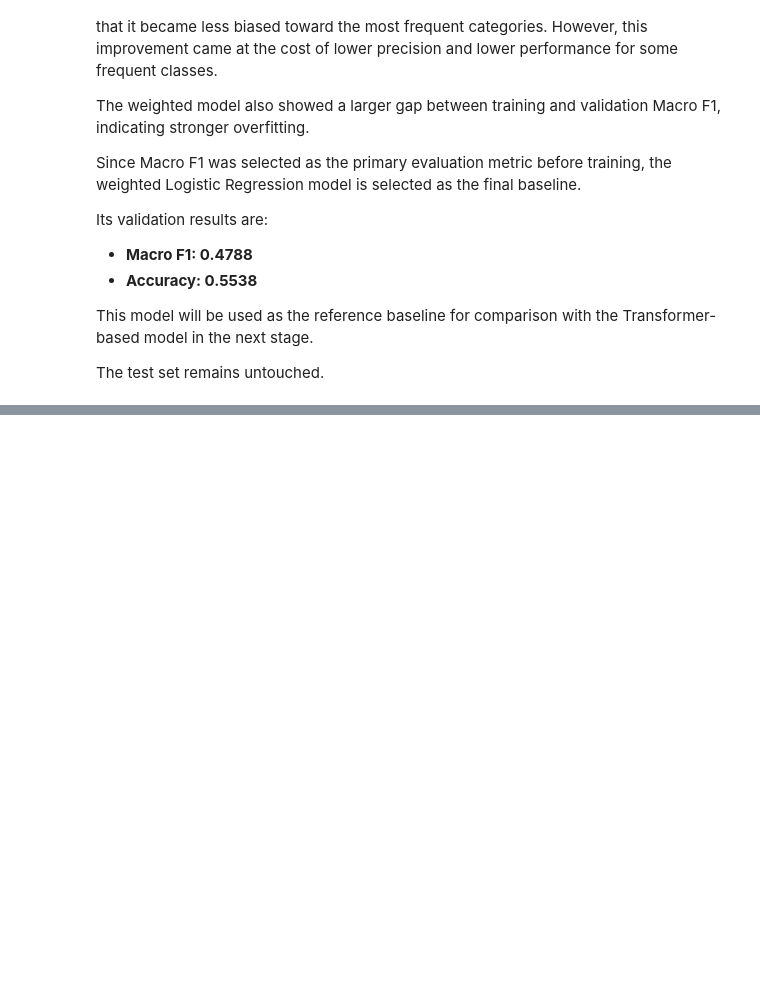
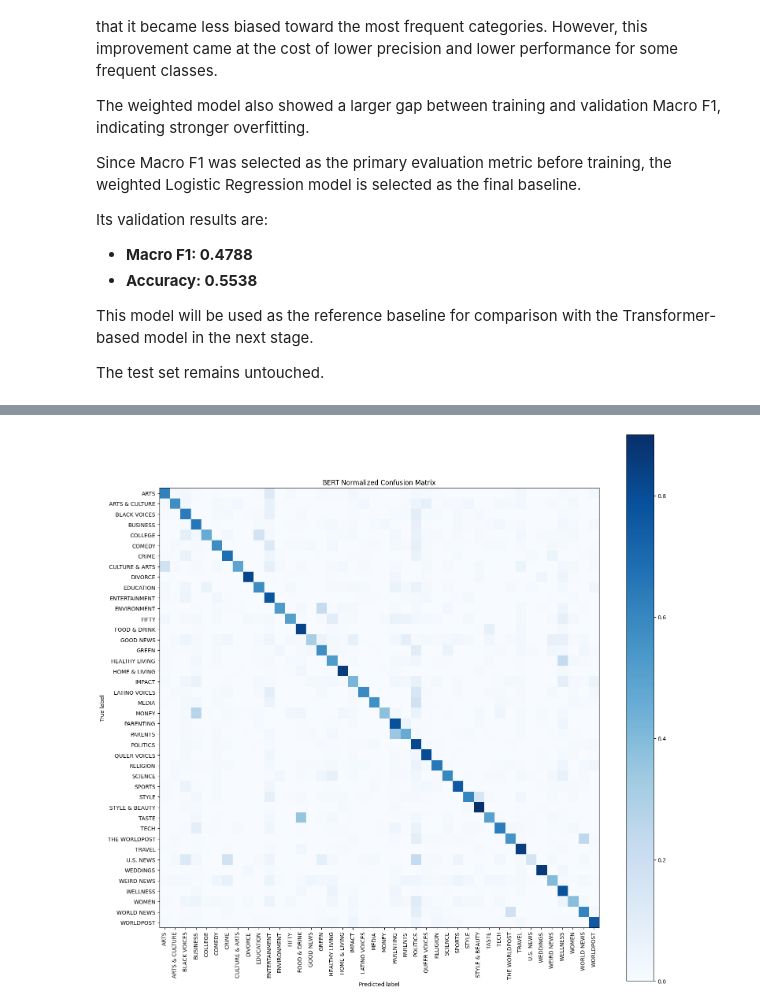
Before and after one commit to IlyaKyazimov/news_category_dataset, a Jupyter notebook: notebook.ipynb, the cells around one changed output, grey strips where cells are left out. Cells and saved outputs as stored; diff of their text form; code cells hidden in the pictures; blank space fills up the shorter version.

```diff
--- a/notebook.ipynb
+++ b/notebook.ipynb
@@ -1016,0 +1370,5 @@ The test set remains untouched.
+# %%
+batch = next(iter(train_loader))
+
+for key, value in batch.items():
+    print(f"{key}: {value.shape}")
@@ -1016,0 +1970,7 @@ The test set remains untouched.
+# %%
+bert_model.load_state_dict(
+    torch.load(
+        fine_tuning_checkpoint_path,
+        map_location=device,
+    )
+)
@@ -1016,0 +2086,8 @@ The test set remains untouched.
+# %%
+validation_labels, validation_predictions = (
+    get_transformer_predictions(
+        bert_model,
+        validation_loader,
+        device,
+    )
+)
@@ -1016,0 +2237,28 @@ The test set remains untouched.
+# %%
+from sklearn.metrics import confusion_matrix, ConfusionMatrixDisplay
+
+confusion_matrix_normalized = confusion_matrix(
+    validation_labels,
+    validation_predictions,
+    labels=list(range(len(classes))),
+    normalize="true",
+)
+
+fig, ax = plt.subplots(figsize=(18, 18))
+
+display = ConfusionMatrixDisplay(
+    confusion_matrix=confusion_matrix_normalized,
+    display_labels=classes,
+)
+
+display.plot(
+    ax=ax,
+    cmap="Blues",
+    include_values=False,
+    xticks_rotation=90,
+)
+
+plt.title("BERT Normalized Confusion Matrix")
+plt.show()
+# %% [output]
+[figure, added]
```
Also changed, not shown: parts of 104 cells of this notebook.
